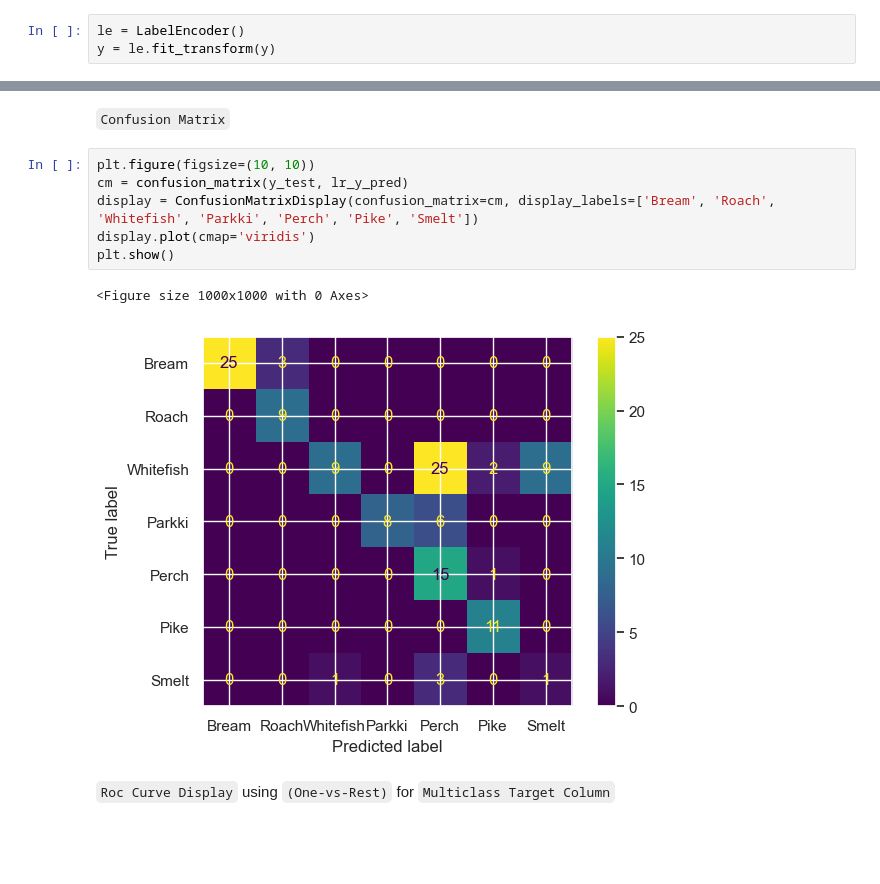
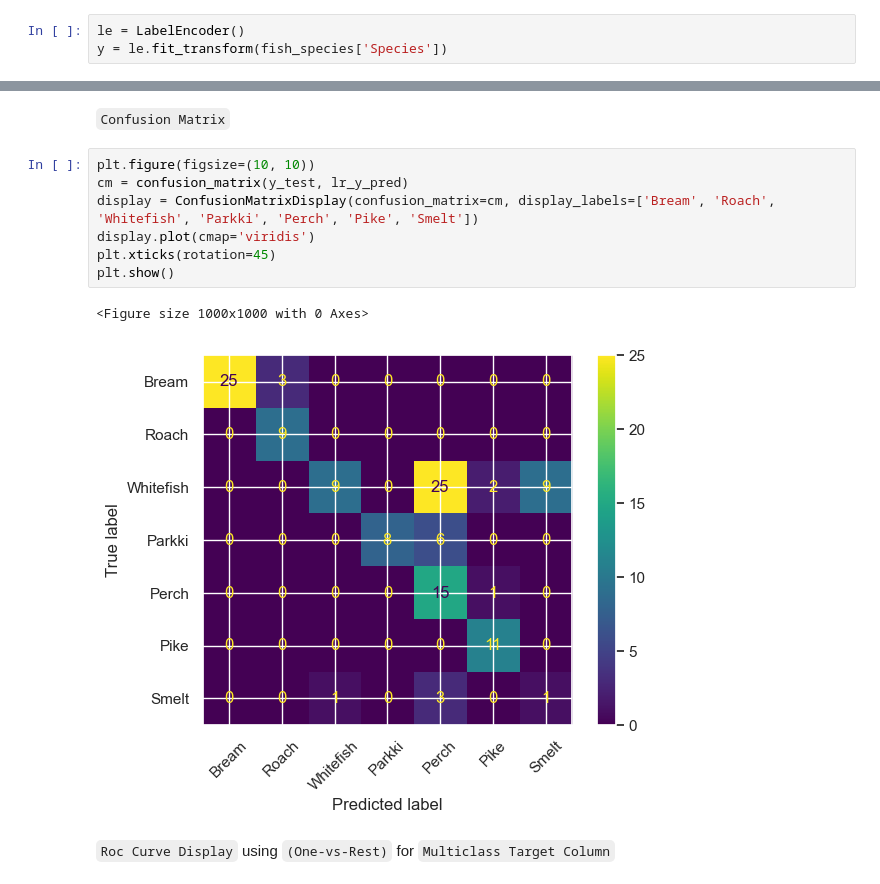
Before and after one commit to codewithraphael/machine-learning, a Jupyter notebook: Fish Species/notebook/fish_species.ipynb, the cells around one changed output, grey strips where cells are left out. Saved outputs shown, nothing was run; the diff lists cells and outputs as text; blank space fills up the shorter version.

```diff
--- a/Fish Species/notebook/fish_species.ipynb
+++ b/Fish Species/notebook/fish_species.ipynb
@@ -221,7 +221,7 @@ y = fish_species['Species']
 `Encoding Target Categorical Column` using `LabelEncoder`
 # %%
 le = LabelEncoder()
-y = le.fit_transform(y)
+y = le.fit_transform(fish_species['Species'])
 # %% [markdown]
 `Data Splitting`
 # %%
@@ -306,12 +306,13 @@ LOGISTIC REGRESSION
 # %%
 plt.figure(figsize=(10, 10))
 cm = confusion_matrix(y_test, lr_y_pred)
 display = ConfusionMatrixDisplay(confusion_matrix=cm, display_labels=['Bream', 'Roach', 'Whitefish', 'Parkki', 'Perch', 'Pike', 'Smelt'])
 display.plot(cmap='viridis')
+plt.xticks(rotation=45)
 plt.show()
 # %% [output]
 <Figure size 1000x1000 with 0 Axes>
-[figure, old version]
+[figure, new version]
 # %% [markdown]
 `Roc Curve Display` using `(One-vs-Rest)` for `Multiclass Target Column`
 # %%
```
Also changed, not shown: parts of 7 cells of this notebook.
